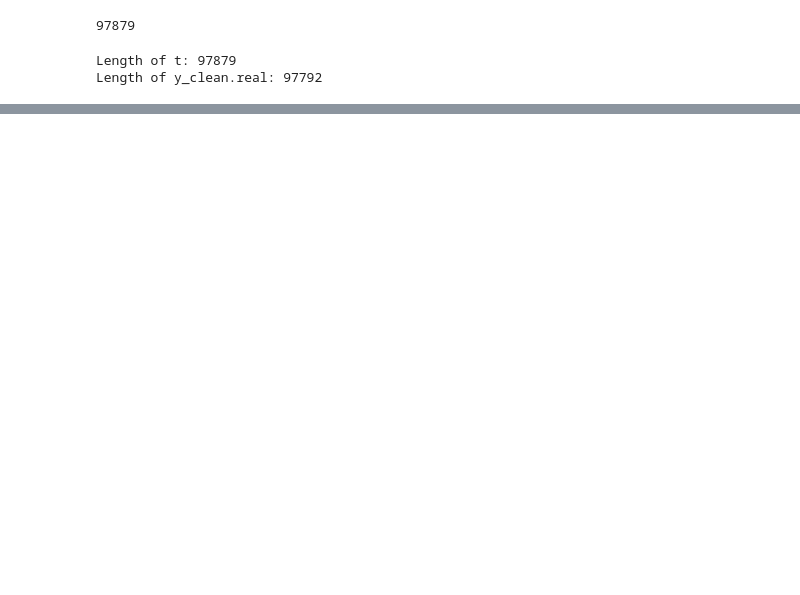
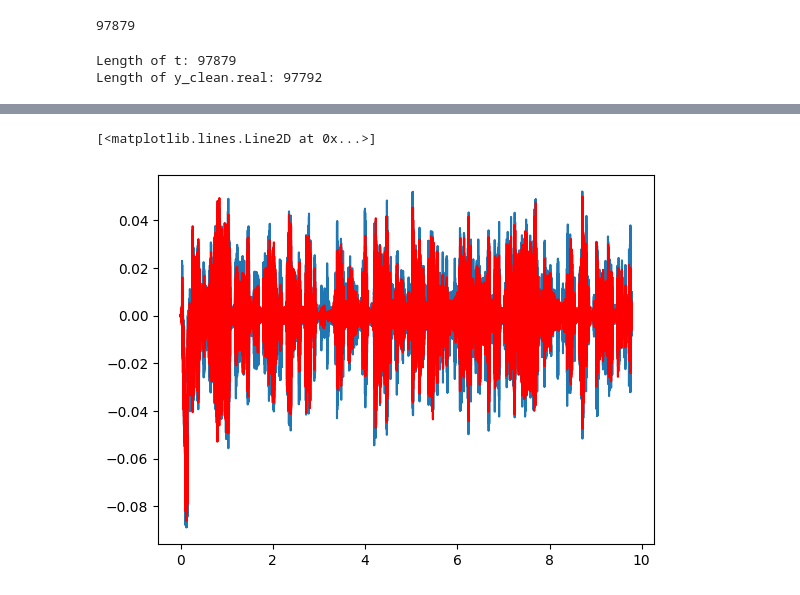
Before and after one commit to AdnanBayu/sound-noise-reduction-signal-processing, a Jupyter notebook: STFT Voice Processing/STFT-INMP441/stft-impp441.ipynb, the cells around one changed output, grey strips where cells are left out. Saved outputs shown, nothing was run; the diff lists cells and outputs as text; code cells hidden in the pictures; blank space fills up the shorter version.

```diff
--- a/STFT Voice Processing/STFT-INMP441/stft-impp441.ipynb
+++ b/STFT Voice Processing/STFT-INMP441/stft-impp441.ipynb
@@ -81,0 +140,6 @@ ax3.grid()
+# %%
+plt.plot(t[:len(y_clean.real)],y[:len(y_clean.real)],label='Input')
+plt.plot(t[:len(y_clean.real)],y_clean.real[:len(y_clean.real)],label='output', color='r')
+# %% [output]
+[<matplotlib.lines.Line2D at 0x...>]
+[figure, added]
```
Also changed, not shown: parts of 10 cells of this notebook, 5 other files.
